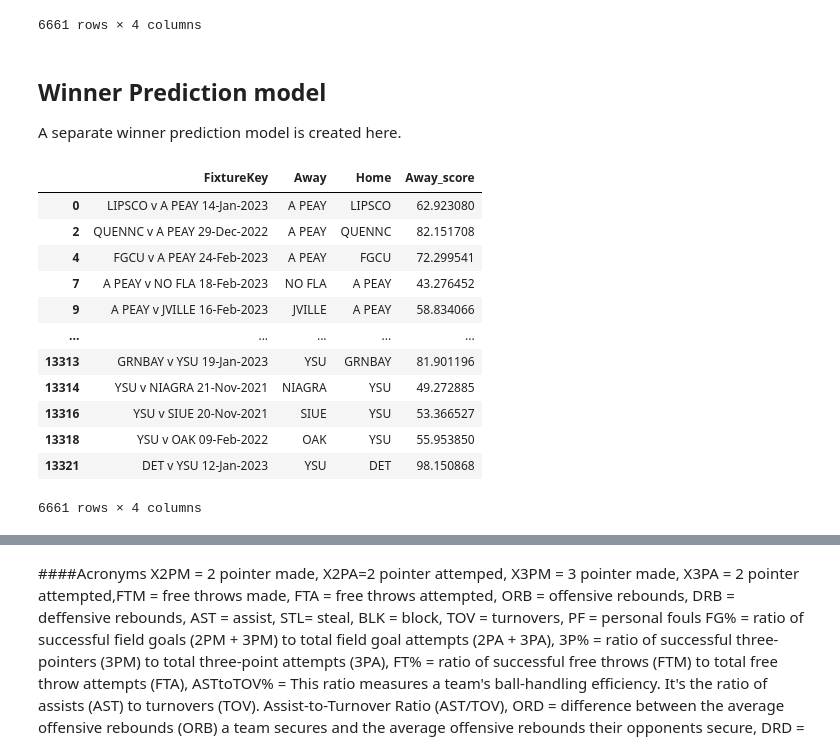
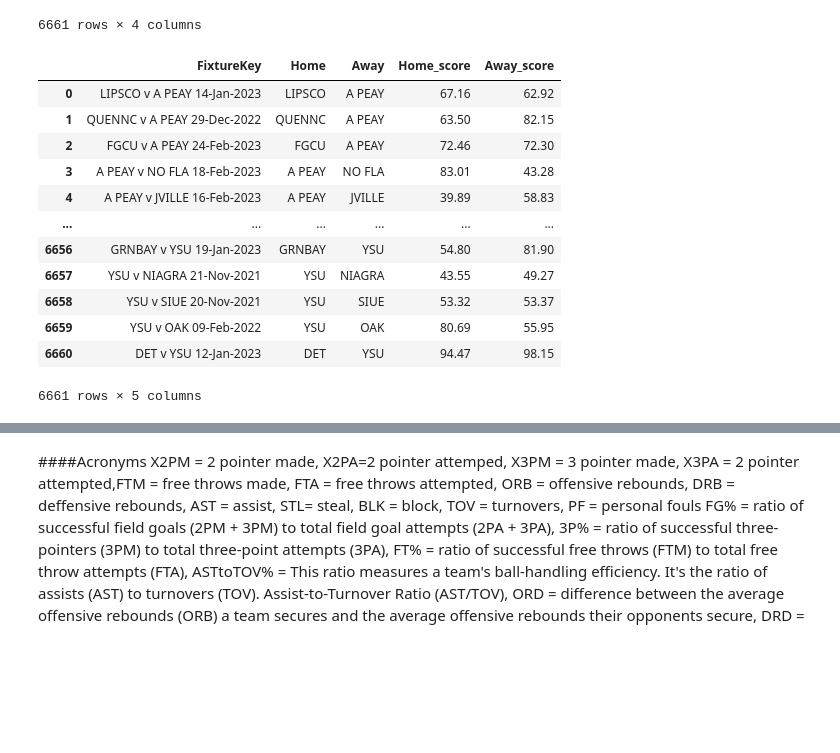
Before and after one commit to PHNX-MOD/Machine_Learning_sport_Model, a Jupyter notebook: main.ipynb, the cells around one changed output, grey strips where cells are left out. Drawn from its saved outputs; the diff is of its cells as text; code cells hidden in the pictures; blank space fills up the shorter version.

Commit message:
next to add model

```diff
--- a/main.ipynb
+++ b/main.ipynb
@@ -215,7 +298,7 @@ def fiter_box_scoreFun(df: pd.DataFrame) -> pd.DataFrame:
         (df['HomeTeamAdv'] == "Yes") & (df['IsNeutralSite'] == 1),
     ]
     choices = ['Yes', 'No', 'No']
-    df['HomeTeamAdv'] = pd.np.select(conditions, choices, default='No')
+    df['HomeTeamAdv'] = np.select(conditions, choices, default='No')
     df = df.drop('IsNeutralSite', axis=1)
     df['HomeTeamAdv'] = df['HomeTeamAdv'].apply(lambda x: 0.05 if x == "Yes" else 0)
 
@@ -235,7 +318,7 @@ def fiter_box_scoreFun(df: pd.DataFrame) -> pd.DataFrame:
         df['Base_score']*1.1,
         df['Base_score']*1.2
     ]
-    df['Base_score'] = pd.np.select(game_type_conditions, game_type_choices, default=df['Base_score']*1)
+    df['Base_score'] = np.select(game_type_conditions, game_type_choices, default=df['Base_score']*1)
 
     # Time_multiplier and its factor
     df['Time_multiplier'] = df['TipOff'].str.split(":").apply(lambda x: x[0]).astype(int)
@@ -249,7 +332,7 @@ def fiter_box_scoreFun(df: pd.DataFrame) -> pd.DataFrame:
         df['Base_score']*1,
         df['Base_score']*1.02
     ]
-    df['Base_score'] = pd.np.select(time_conditions, time_choices, default=df['Base_score']*1.01)
+    df['Base_score'] = np.select(time_conditions, time_choices, default=df['Base_score']*1.01)
 
     # Day factor
     day_conditions = [
@@ -264,7 +347,7 @@ def fiter_box_scoreFun(df: pd.DataFrame) -> pd.DataFrame:
         df['Base_score']*1.02,
         df['Base_score']*1.01
     ]
-    df['Base_score'] = pd.np.select(day_conditions, day_choices, default=df['Base_score']*1)
+    df['Base_score'] = np.select(day_conditions, day_choices, default=df['Base_score']*1)
 
     # Attendance factor
     max_attendance = df['Attendance'].max()
@@ -326,24 +394,25 @@ dfBoxScoresAway
 | 13318 | YSU v OAK 09-Feb-2022 | OAK | YSU | 55.953850 |
 | 13321 | DET v YSU 12-Jan-2023 | YSU | DET | 98.150868 |
 6661 rows × 4 columns
-# %% [markdown]
-## Winner Prediction model
-A separate winner prediction model is created here.
 # %%
-dfBoxScoresHome = dfBoxScoresHome.rename(columns={'TeamName':'Home', 'Oppnent':'Away', 'Base_score':'Home_score'})
-dfBoxScoresAway = dfBoxScoresAway.rename(columns={'TeamName':'Away', 'Oppnent':'Home', 'Base_score':'Away_score'})
-dfBoxScoresAway
+dfBoxScoresHome = fiter_box_scoreFun(df_box_score[df_box_score['HomeTeamAdv']=="Yes"])
+dfBoxScoresAway = fiter_box_scoreFun(df_box_score[df_box_score['HomeTeamAdv']=="No"])
+dfBoxScoresHome.rename(columns={'TeamName':"Home", 'Oppnent':'Away', 'Base_score':'Home_score'}, inplace=True)
+dfBoxScoresAway.rename(columns={'TeamName':"Away", 'Oppnent':'Home', 'Base_score':'Away_score'}, inplace=True)
+Final_score = pd.merge(dfBoxScoresHome, dfBoxScoresAway, how='inner', on=['FixtureKey','Home','Away' ])
+Final_score[['Home_score', 'Away_score']] = Final_score[['Home_score', 'Away_score']].round(2)
+Final_score
 # %% [output]
-|  | FixtureKey | Away | Home | Away_score |
-| 0 | LIPSCO v A PEAY 14-Jan-2023 | A PEAY | LIPSCO | 62.923080 |
-| 2 | QUENNC v A PEAY 29-Dec-2022 | A PEAY | QUENNC | 82.151708 |
-| 4 | FGCU v A PEAY 24-Feb-2023 | A PEAY | FGCU | 72.299541 |
-| 7 | A PEAY v NO FLA 18-Feb-2023 | NO FLA | A PEAY | 43.276452 |
-| 9 | A PEAY v JVILLE 16-Feb-2023 | JVILLE | A PEAY | 58.834066 |
-| ... | ... | ... | ... | ... |
-| 13313 | GRNBAY v YSU 19-Jan-2023 | YSU | GRNBAY | 81.901196 |
-| 13314 | YSU v NIAGRA 21-Nov-2021 | NIAGRA | YSU | 49.272885 |
-| 13316 | YSU v SIUE 20-Nov-2021 | SIUE | YSU | 53.366527 |
-| 13318 | YSU v OAK 09-Feb-2022 | OAK | YSU | 55.953850 |
-| 13321 | DET v YSU 12-Jan-2023 | YSU | DET | 98.150868 |
+|  | FixtureKey | Home | Away | Home_score | Away_score |
+| 0 | LIPSCO v A PEAY 14-Jan-2023 | LIPSCO | A PEAY | 67.16 | 62.92 |
+| 1 | QUENNC v A PEAY 29-Dec-2022 | QUENNC | A PEAY | 63.50 | 82.15 |
+| 2 | FGCU v A PEAY 24-Feb-2023 | FGCU | A PEAY | 72.46 | 72.30 |
+| 3 | A PEAY v NO FLA 18-Feb-2023 | A PEAY | NO FLA | 83.01 | 43.28 |
+| 4 | A PEAY v JVILLE 16-Feb-2023 | A PEAY | JVILLE | 39.89 | 58.83 |
+| ... | ... | ... | ... | ... | ... |
+| 6656 | GRNBAY v YSU 19-Jan-2023 | GRNBAY | YSU | 54.80 | 81.90 |
+| 6657 | YSU v NIAGRA 21-Nov-2021 | YSU | NIAGRA | 43.55 | 49.27 |
+| 6658 | YSU v SIUE 20-Nov-2021 | YSU | SIUE | 53.32 | 53.37 |
+| 6659 | YSU v OAK 09-Feb-2022 | YSU | OAK | 80.69 | 55.95 |
+| 6660 | DET v YSU 12-Jan-2023 | DET | YSU | 94.47 | 98.15 |
-6661 rows × 4 columns
+6661 rows × 5 columns
```
Also changed, not shown: parts of 3 cells of this notebook.
